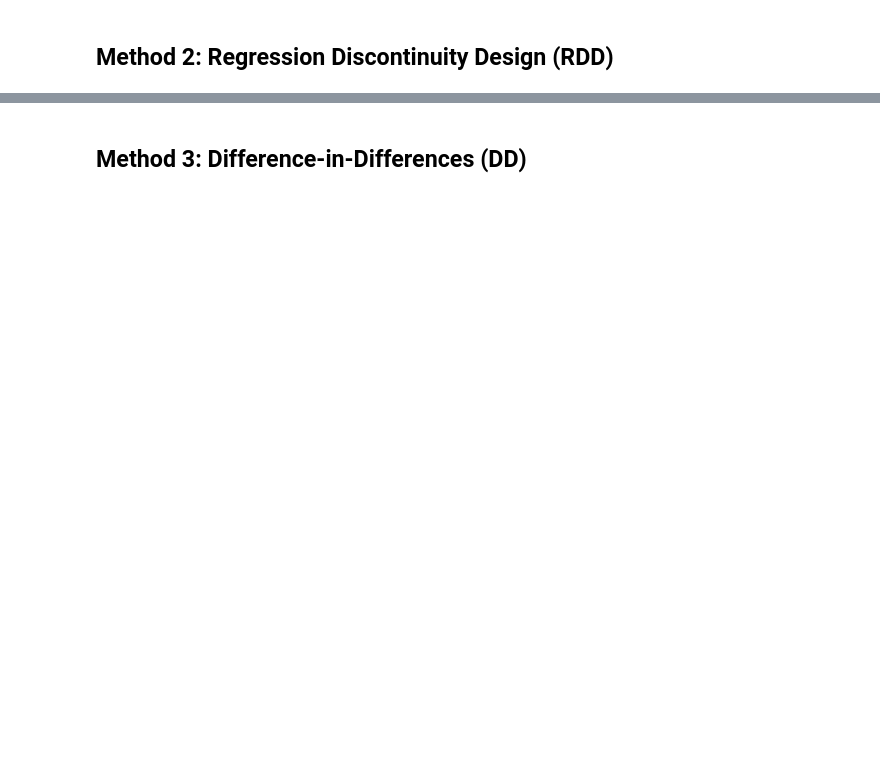
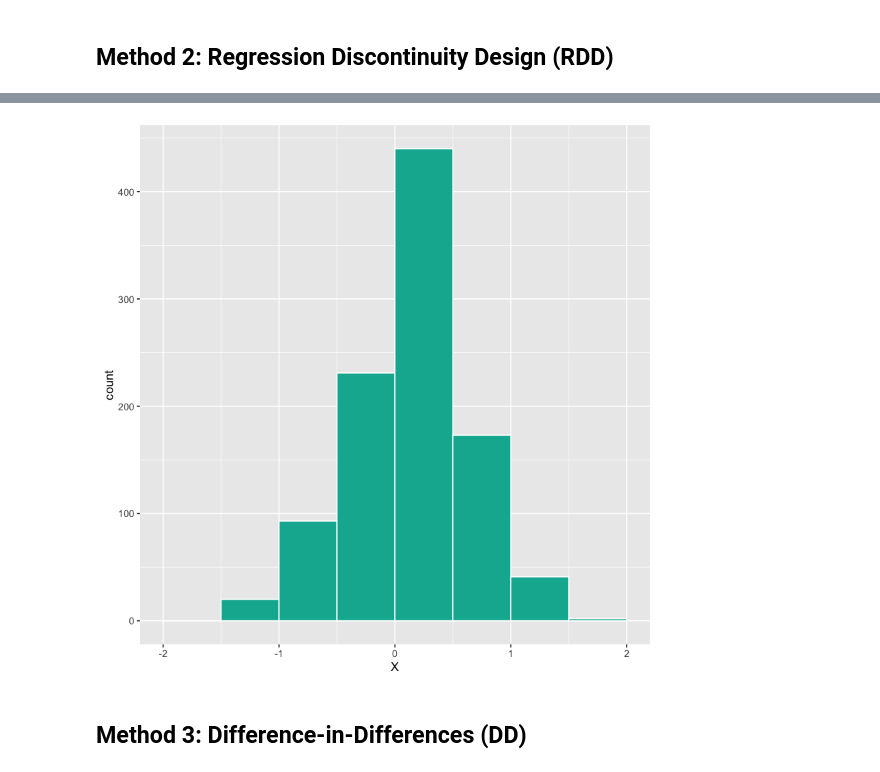
Before and after one commit to TeconomicsBlog/notebooks, a Jupyter notebook: CausalInference.ipynb, the cells around one changed output, grey strips where cells are left out. Cells and saved outputs as stored; diff of their text form; code cells hidden in the pictures; blank space fills up the shorter version.

```diff
--- a/CausalInference.ipynb
+++ b/CausalInference.ipynb
@@ -148,0 +125,9 @@ Double-BW  748.3  3         964         0
+# %%
+# bunching
+df %>%
+    mutate(rand = runif(n()),
+           X = ifelse(rand < 0.33 & X < 0, -X, X)) %>%
+    ggplot(aes(x = X)) +
+        geom_histogram(breaks = seq(-2, 2, 0.5), colour="white", fill = "#00B39F")
+# %% [output]
+[figure, added]
```
Also changed, not shown: parts of 6 cells of this notebook.
